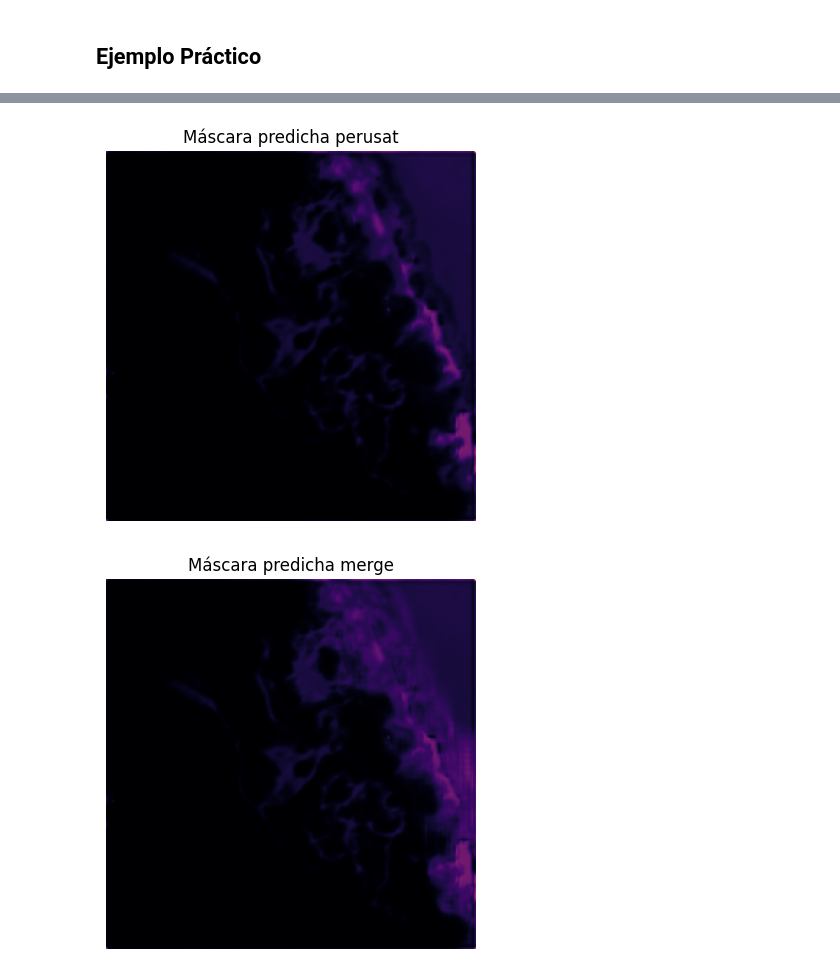
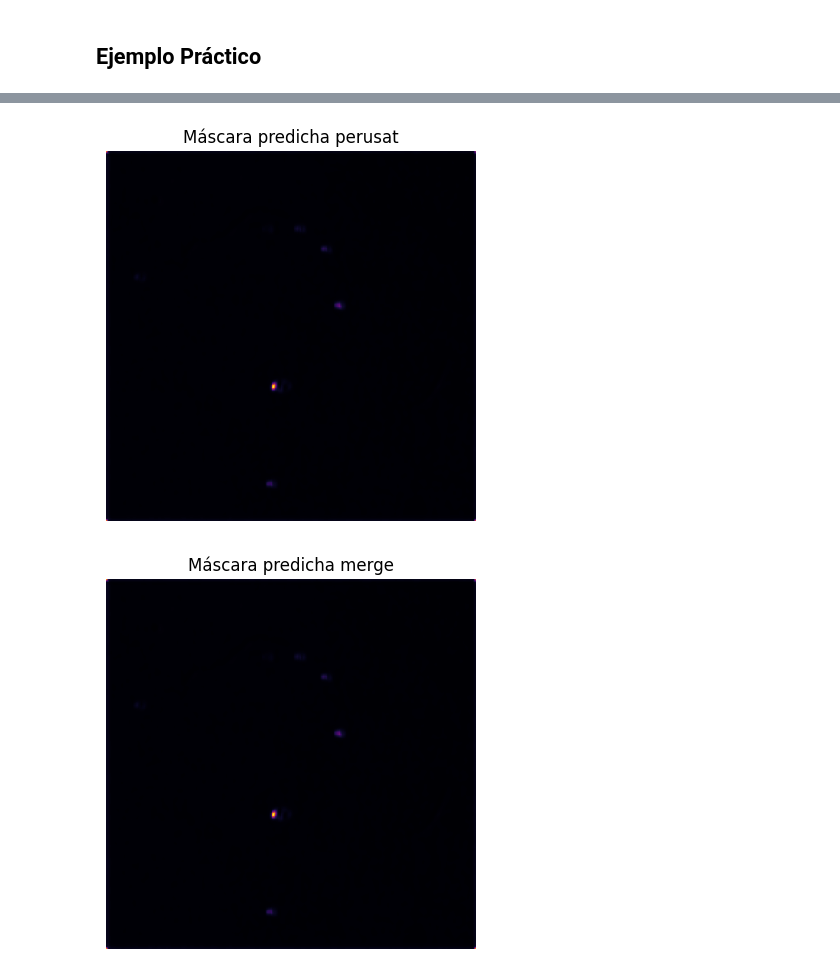
Before and after one commit to Misash/Oill-Spill-Detection, a Jupyter notebook: main.ipynb, the cells around one changed output, grey strips where cells are left out. Cells and saved outputs as stored; diff of their text form; code cells hidden in the pictures.

```diff
--- a/main.ipynb
+++ b/main.ipynb
@@ -369,19 +435,19 @@ Precisión del ensamblaje de ambos modelos: 0.990929921468099
 # %%
 
 # ejemplo de predicción
-# image_path = "./dataset_perusat_nuevo/train_images_256/202202cortado3_gray_gray_part34.tif"
+# image_path = "./DatasetPeruSat1/train_images_256/202202cortado3_gray_gray_part34.tif"
 # image_path = "./dataset_perusat_nuevo/train_images_256/20220123_corte1_part3.tiff"
 
 # image_path = "./dataset_perusat_nuevo/train_images_256/20220208recortado2_gray_gray_part329.tif"
 
 #construcciones
-# image_path = "./DatasetPeruSat/train_images_256/20220123_corte1_part2.tiff"
+# image_path = "./DatasetPeruSat1/train_images_256/20220123_corte1_part2.tiff"
 
 
 # image_path = "./DatasetPeruSat/train_images_256/202202cortado4_gray_gray_part1.tif"
 
 
-image_path = "ejemplo.png"
+image_path = "ejemplo2.png"
 
 #avion 1
 # image_path = "ejemplo3.tif"
@@ -398,7 +464,7 @@ test_image = np.expand_dims(test_image, axis=-1)
 ##########################################################
 # Carga el segundo modelo
 model1 = tf.keras.models.load_model("./DataSave/models/model_100E_32N.h5")
-model2 = tf.keras.models.load_model("./DataSave/models/model_200E_30N_perusat.h5")
+model2 = tf.keras.models.load_model("./DataSave/models/model_200E_30N_perusat_reinforce_E35.h5")
 
 predicted_mask1= model1.predict(test_image)  # Asegúrate de tener los datos de prueba (test_data)
 predicted_mask2 = model2.predict(test_image)
@@ -472,2 +538,2 @@ plt.show()
-[figure, old version]
+[figure, new version]
-[figure, old version]
+[figure, new version]
```
Also changed, not shown: parts of 6 cells of this notebook, 12 other files.
